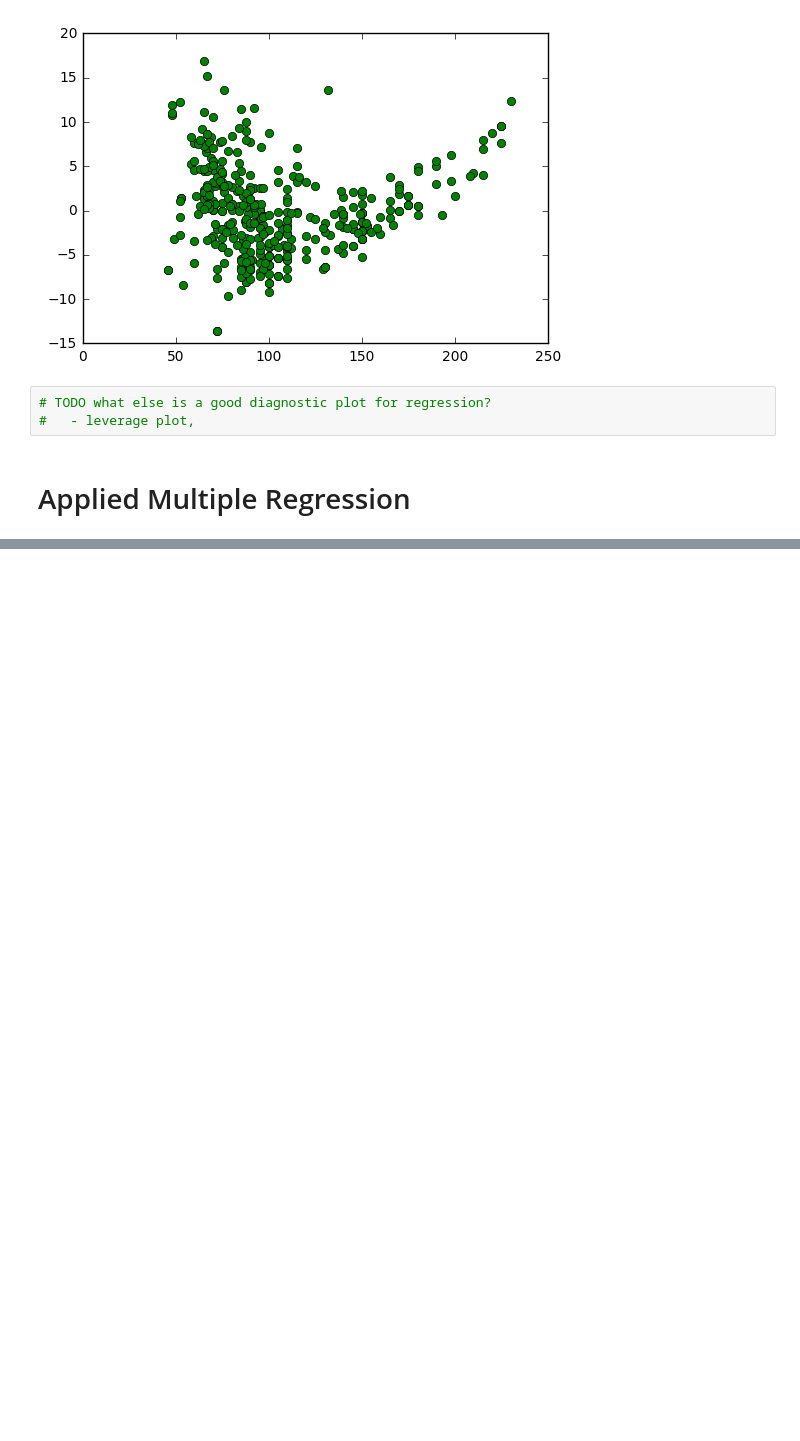
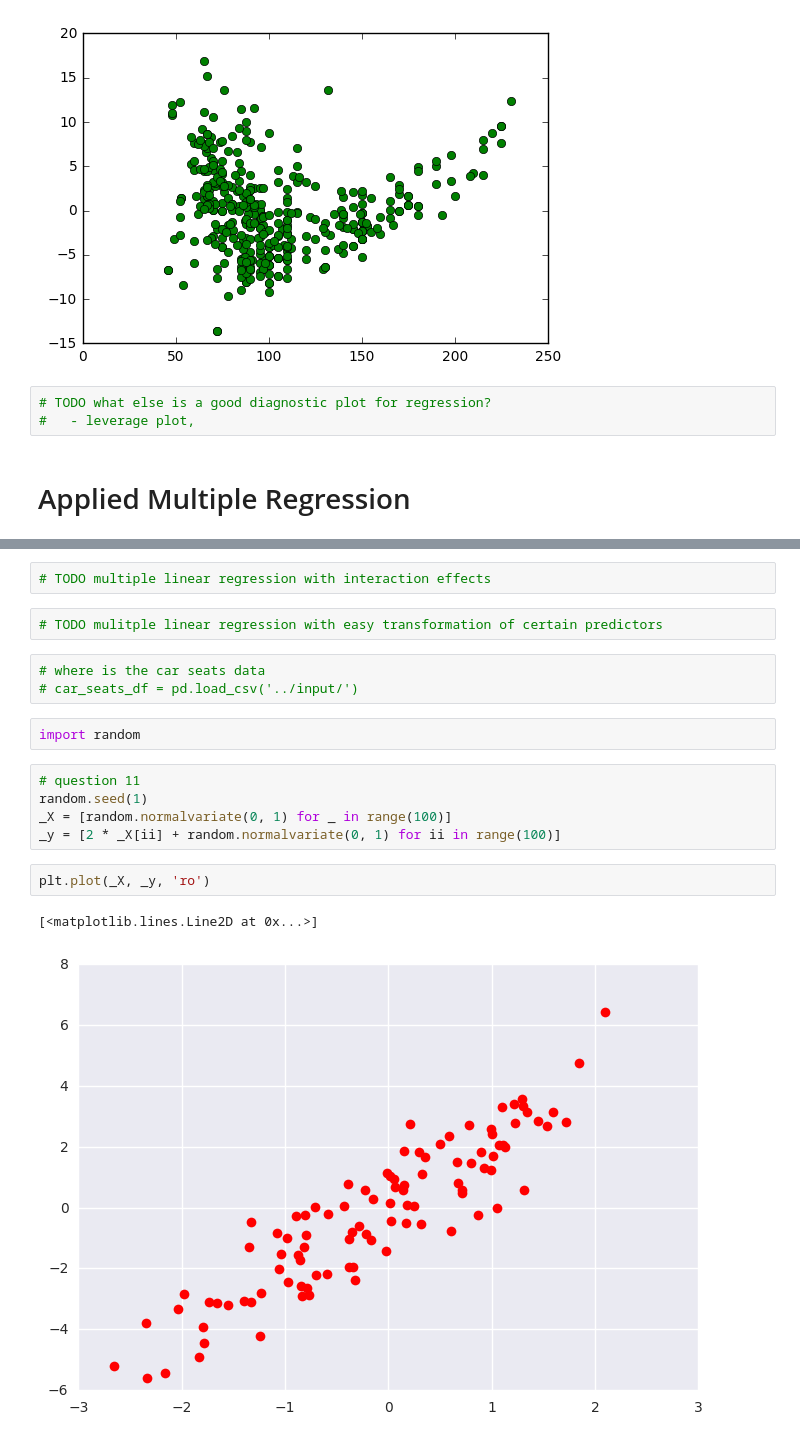
Before and after one commit to ishaanv/isl-labs-python, a Jupyter notebook: Linear Regression Lab.ipynb, the cells around one changed output, grey strips where cells are left out. Drawn from its saved outputs; the diff is of its cells as text; blank space fills up the shorter version.

```diff
--- a/Linear Regression Lab.ipynb
+++ b/Linear Regression Lab.ipynb
@@ -456,0 +495,19 @@ auto_df.corr()
+# %%
+# TODO multiple linear regression with interaction effects
+# %%
+# TODO mulitple linear regression with easy transformation of certain predictors
+# %%
+# where is the car seats data
+# car_seats_df = pd.load_csv('../input/')
+# %%
+import random
+# %%
+# question 11
+random.seed(1)
+_X = [random.normalvariate(0, 1) for _ in range(100)]
+_y = [2 * _X[ii] + random.normalvariate(0, 1) for ii in range(100)]
+# %%
+plt.plot(_X, _y, 'ro')
+# %% [output]
+[<matplotlib.lines.Line2D at 0x...>]
+[figure, added]
```
Also changed, not shown: parts of 22 cells of this notebook.
